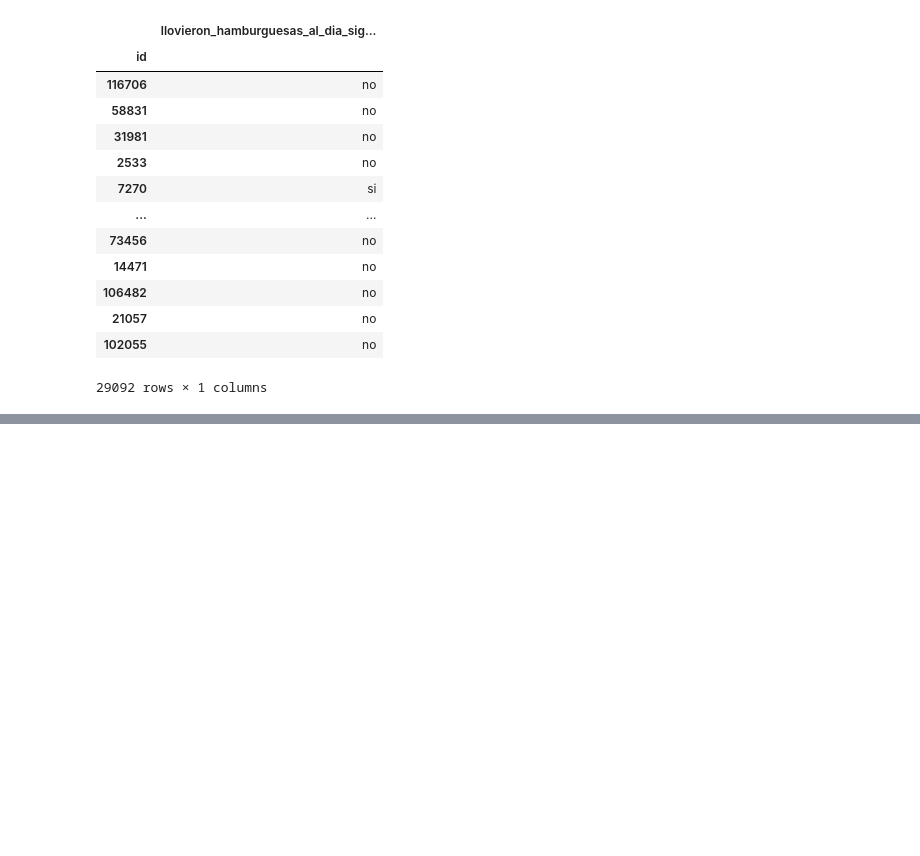
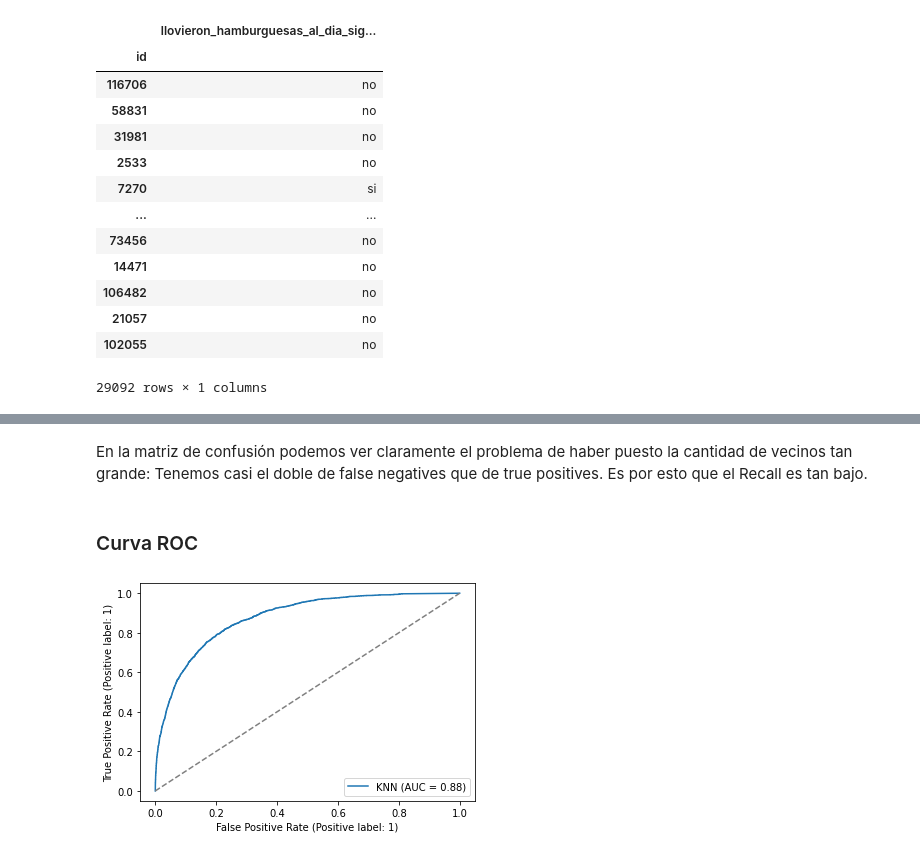
Before and after one commit to fdelu/orga-de-datos, a Jupyter notebook: parte_2/KNN.ipynb, the cells around one changed output, grey strips where cells are left out. Drawn from its saved outputs; the diff is of its cells as text; code cells hidden in the pictures; blank space fills up the shorter version.

```diff
--- a/parte_2/KNN.ipynb
+++ b/parte_2/KNN.ipynb
@@ -220,0 +275,14 @@ df_extra_predict.to_csv("KNN.csv")
+# %% [markdown]
+En la matriz de confusión podemos ver claramente el problema de haber puesto la cantidad de vecinos tan grande: Tenemos casi el doble de false negatives que de true positives. Es por esto que el Recall es tan bajo.
+# %% [markdown]
+### Curva ROC
+# %%
+from sklearn.metrics import  RocCurveDisplay
+from matplotlib import pyplot as plt
+fig, ax = plt.subplots()
+
+RocCurveDisplay.from_predictions(Y_holdout, pipe2.predict_proba(X_holdout)[:,1], name = "KNN", ax = ax)
+ax.plot([0, 1], [0, 1], "--", color="gray")
+plt.show()
+# %% [output]
+[figure, added]
```
Also changed, not shown: parts of 17 cells of this notebook, 2 other files.
